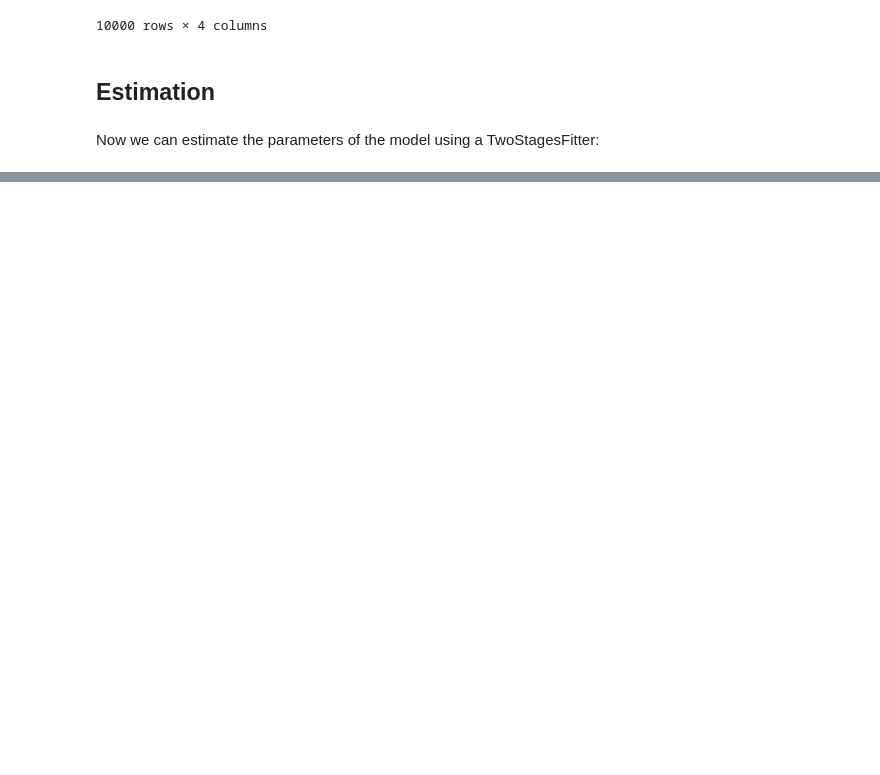
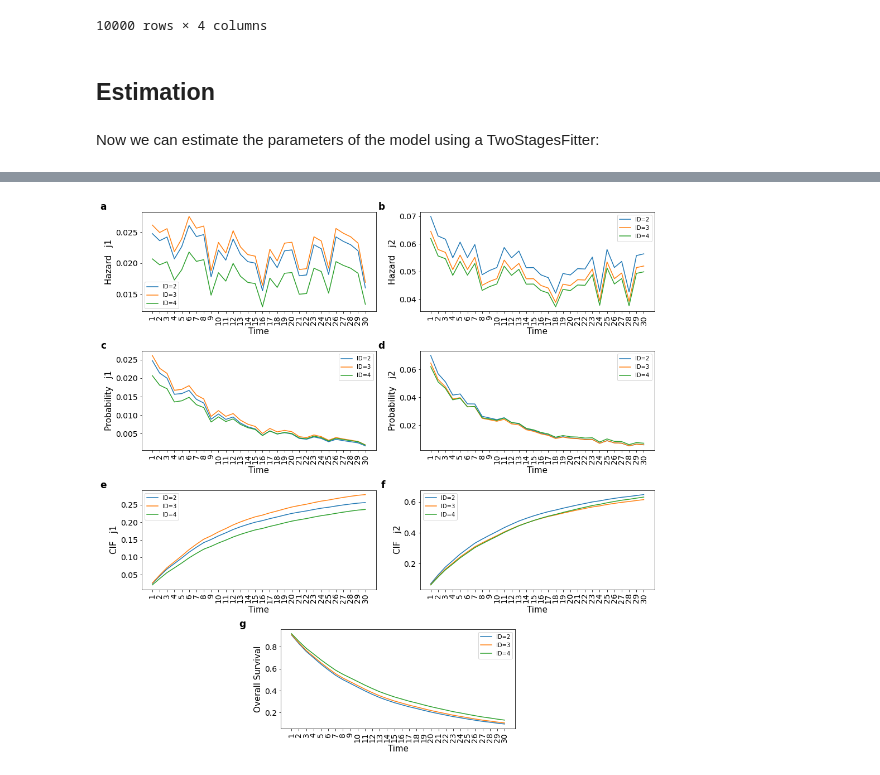
Before and after one commit to tomer1812/pydts, a Jupyter notebook: docs/SimulatedDataset.ipynb, the cells around one changed output, grey strips where cells are left out. Drawn from its saved outputs; the diff is of its cells as text; code cells hidden in the pictures; blank space fills up the shorter version.

```diff
--- a/docs/SimulatedDataset.ipynb
+++ b/docs/SimulatedDataset.ipynb
@@ -302,0 +362,5 @@ Model summary for event: 2
+# %%
+pred_df = fitter.predict_cumulative_incident_function(fit_df.iloc[2:5]).T
+pred_df = pred_df.iloc[1:]
+pred_df.columns = ['ID=2', 'ID=3', 'ID=4']
+pred_df.head()
@@ -302,0 +374,4 @@ Model summary for event: 2
+# %%
+plot_example_pred_output(pred_df)
+# %% [output]
+[figure, added]
```
Also changed, not shown: parts of 11 cells of this notebook.
